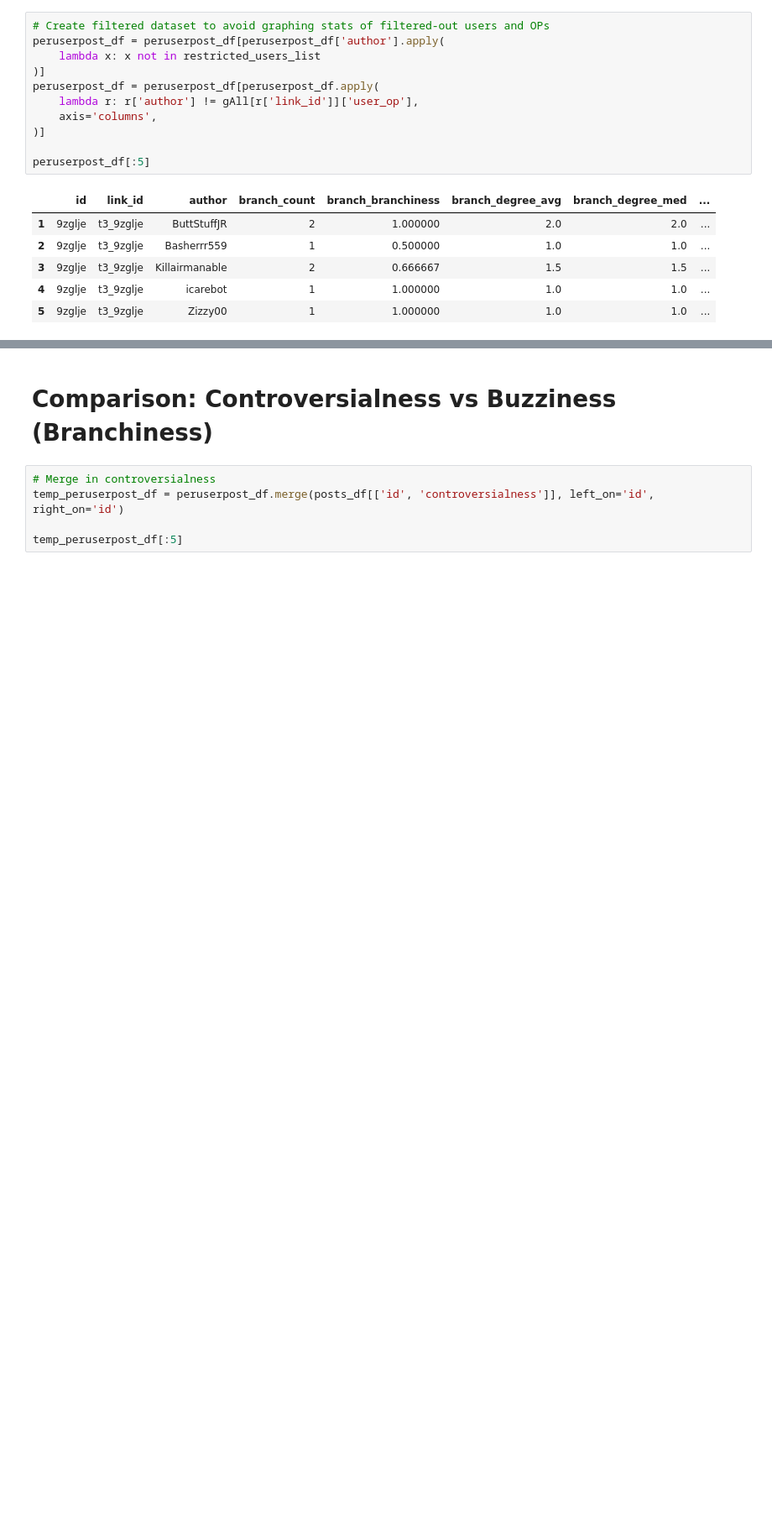
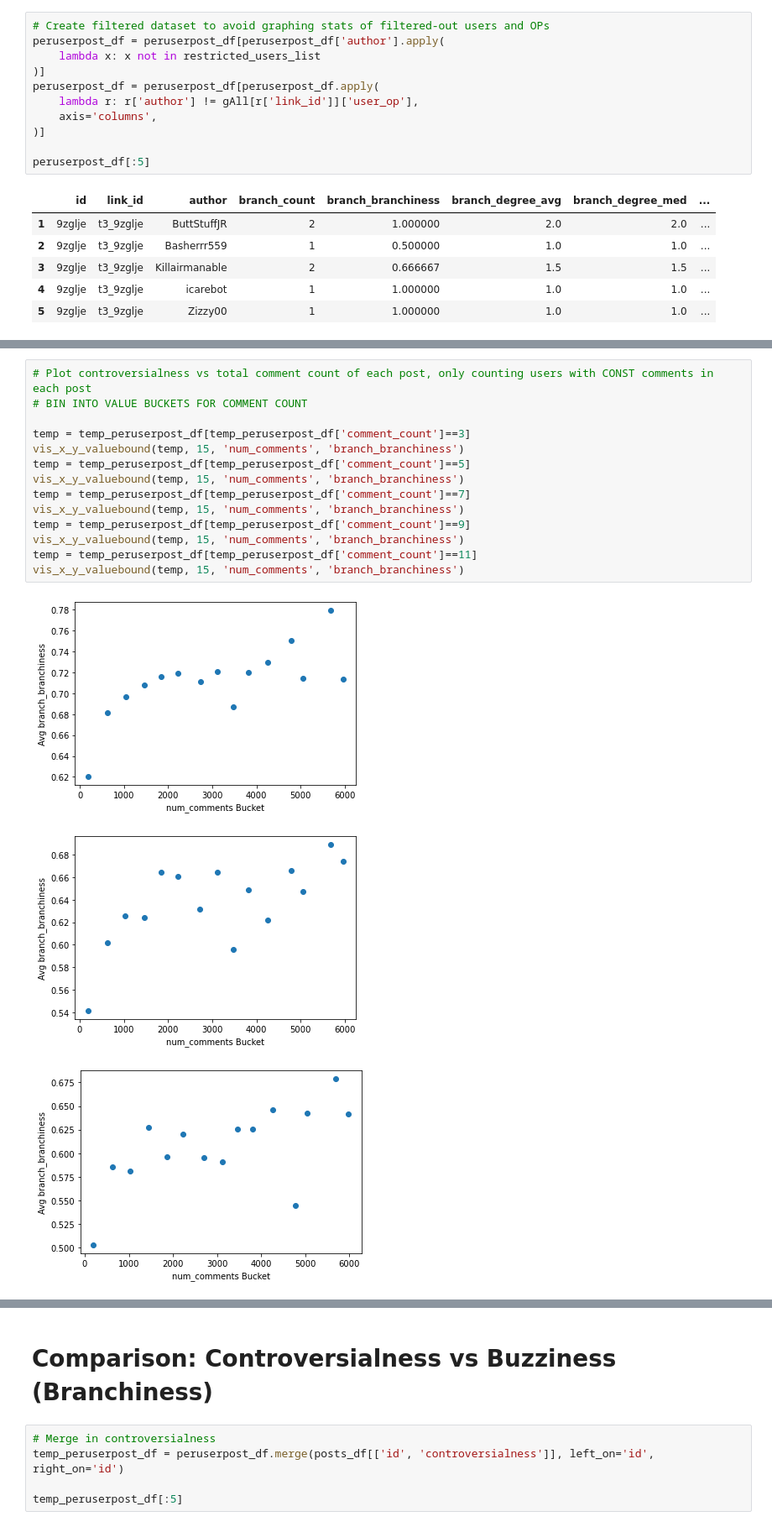
Before and after one commit to cephcyn/cornell_cs6742_a2, a Jupyter notebook: 02_analysis.ipynb, the cells around one changed output, grey strips where cells are left out. Shown at 84% size. Saved outputs shown, nothing was run; the diff lists cells and outputs as text; blank space fills up the shorter version.

```diff
--- a/02_analysis.ipynb
+++ b/02_analysis.ipynb
@@ -142,0 +238,18 @@ peruserpost_df[:5]
+# %%
+# Plot controversialness vs total comment count of each post, only counting users with CONST comments in each post
+# BIN INTO VALUE BUCKETS FOR COMMENT COUNT
+
+temp = temp_peruserpost_df[temp_peruserpost_df['comment_count']==3]
+vis_x_y_valuebound(temp, 15, 'num_comments', 'branch_branchiness')
+temp = temp_peruserpost_df[temp_peruserpost_df['comment_count']==5]
+vis_x_y_valuebound(temp, 15, 'num_comments', 'branch_branchiness')
+temp = temp_peruserpost_df[temp_peruserpost_df['comment_count']==7]
+vis_x_y_valuebound(temp, 15, 'num_comments', 'branch_branchiness')
+temp = temp_peruserpost_df[temp_peruserpost_df['comment_count']==9]
+vis_x_y_valuebound(temp, 15, 'num_comments', 'branch_branchiness')
+temp = temp_peruserpost_df[temp_peruserpost_df['comment_count']==11]
+vis_x_y_valuebound(temp, 15, 'num_comments', 'branch_branchiness')
+# %% [output]
+[figure, added]
+[figure, added]
+[figure, added]
```
Also changed, not shown: parts of 10 cells of this notebook.
